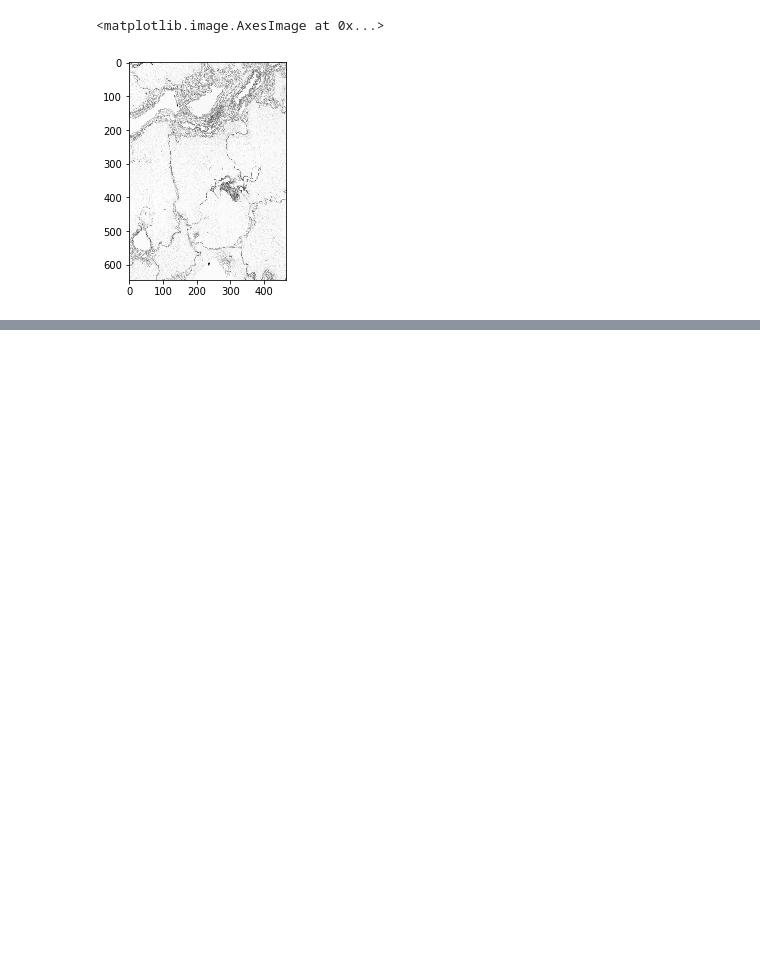
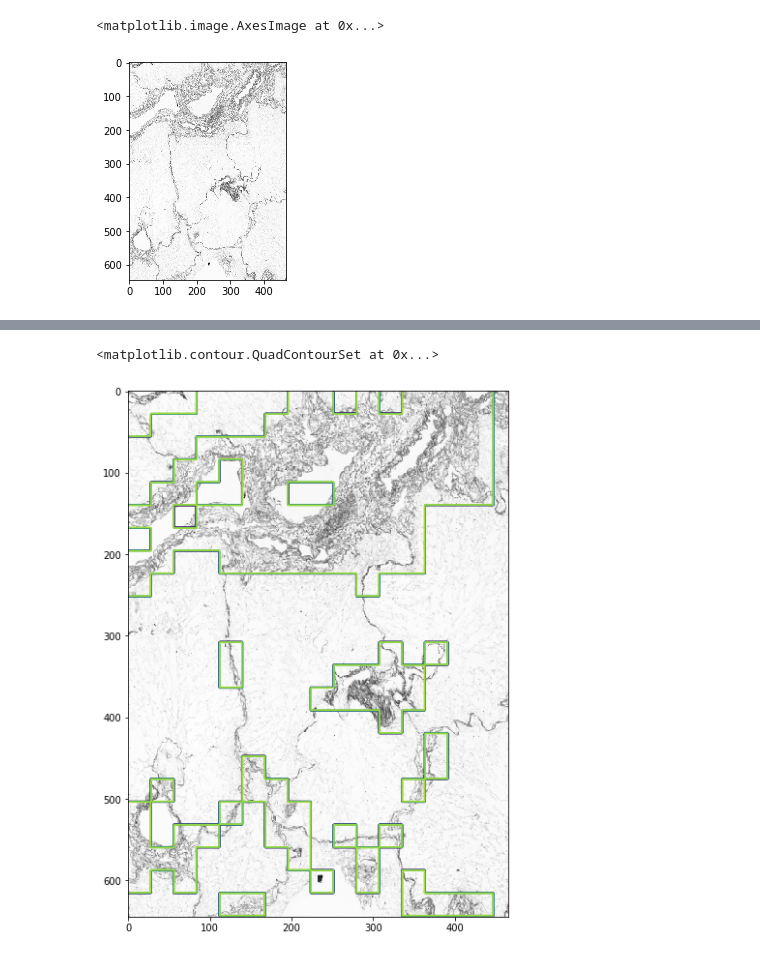
Before and after one commit to mjirik/scaffan, a Jupyter notebook: devel/CNN_scaffan_train.ipynb, the cells around one changed output, grey strips where cells are left out. Cells and saved outputs as stored; diff of their text form; code cells hidden in the pictures; blank space fills up the shorter version.

```diff
--- a/devel/CNN_scaffan_train.ipynb
+++ b/devel/CNN_scaffan_train.ipynb
@@ -140,0 +143,8 @@ plt.imshow(seg)
+# %%
+plt.figure(figsize(10,10))
+plt.imshow(img, cmap="gray")
+plt.contour(seg)
+# plt.imshwo(im)
+# %% [output]
+<matplotlib.contour.QuadContourSet at 0x...>
+[figure, added]
```
Also changed, not shown: parts of 13 cells of this notebook.
